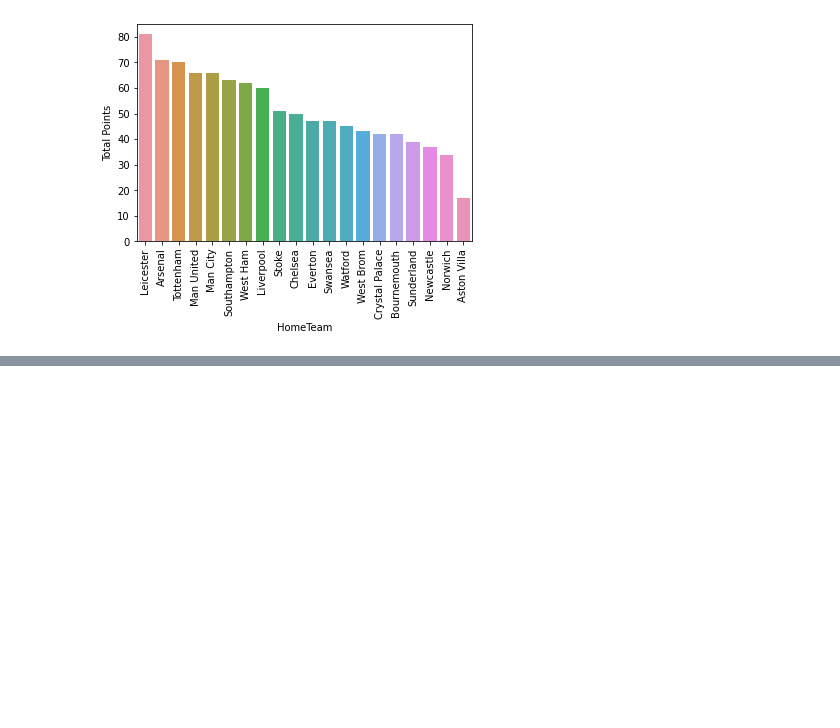
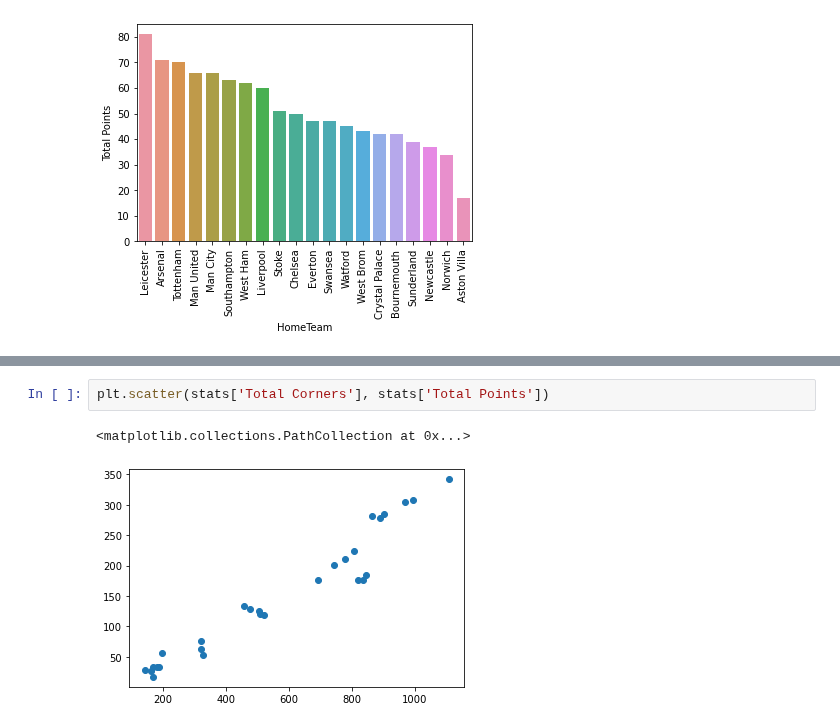
Before and after one commit to ethomps33/Premier_League_Sports_Analysis, a Jupyter notebook: Untitled.ipynb, the cells around one changed output, grey strips where cells are left out. Drawn from its saved outputs; the diff is of its cells as text; blank space fills up the shorter version.

```diff
--- a/Untitled.ipynb
+++ b/Untitled.ipynb
@@ -509,0 +578,5 @@ plt.show()
+# %%
+plt.scatter(stats['Total Corners'], stats['Total Points'])
+# %% [output]
+<matplotlib.collections.PathCollection at 0x...>
+[figure, added]
```
Also changed, not shown: parts of 13 cells of this notebook.
